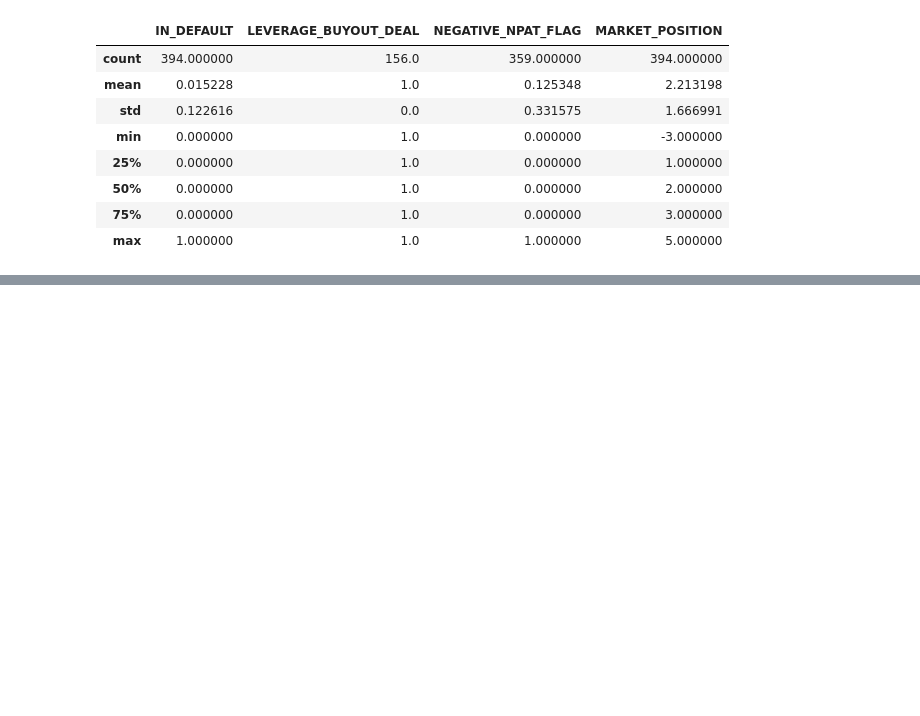
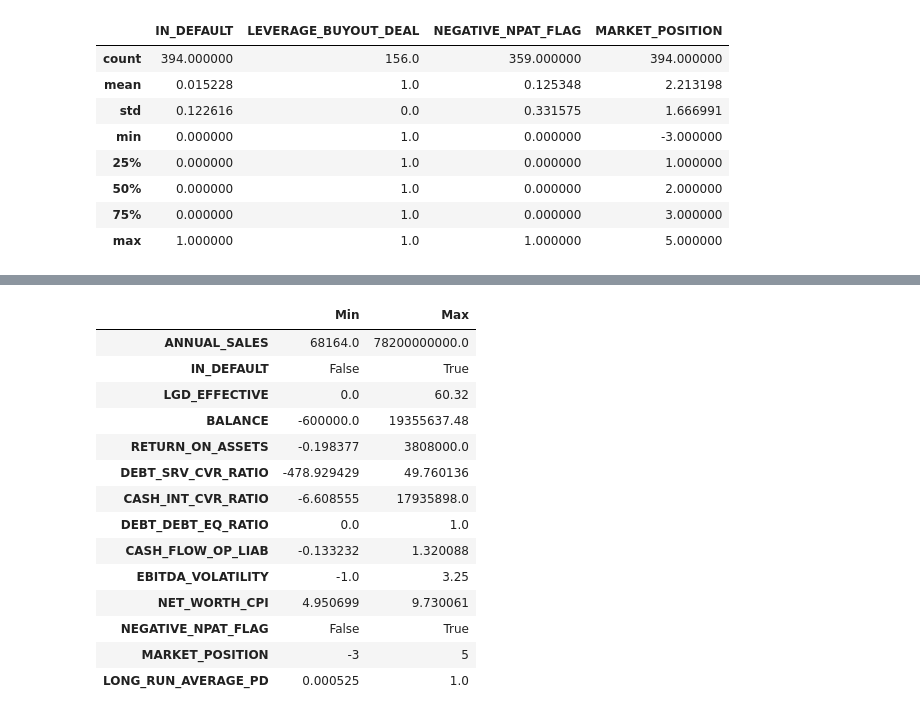
Before and after one commit to fonkurz/feda_labs, a Jupyter notebook: BayessianNetwork/FD_preprocessing.ipynb, the cells around one changed output, grey strips where cells are left out. Saved outputs shown, nothing was run; the diff lists cells and outputs as text; code cells hidden in the pictures; blank space fills up the shorter version.

```diff
--- a/BayessianNetwork/FD_preprocessing.ipynb
+++ b/BayessianNetwork/FD_preprocessing.ipynb
@@ -47,3 +93,25 @@ memory usage: 46.3+ KB
+# %%
+min_values = df.min(numeric_only=True)
+max_values = df.max(numeric_only=True)
+
+min_max_df = pd.DataFrame({'Min': min_values, 'Max': max_values})
+min_max_df
+# %% [output]
+|  | Min | Max |
+| ANNUAL_SALES | 68164.0 | 78200000000.0 |
+| IN_DEFAULT | False | True |
+| LGD_EFFECTIVE | 0.0 | 60.32 |
+| BALANCE | -600000.0 | 19355637.48 |
+| RETURN_ON_ASSETS | -0.198377 | 3808000.0 |
+| DEBT_SRV_CVR_RATIO | -478.929429 | 49.760136 |
+| CASH_INT_CVR_RATIO | -6.608555 | 17935898.0 |
+| DEBT_DEBT_EQ_RATIO | 0.0 | 1.0 |
+| CASH_FLOW_OP_LIAB | -0.133232 | 1.320088 |
+| EBITDA_VOLATILITY | -1.0 | 3.25 |
+| NET_WORTH_CPI | 4.950699 | 9.730061 |
+| NEGATIVE_NPAT_FLAG | False | True |
+| MARKET_POSITION | -3 | 5 |
+| LONG_RUN_AVERAGE_PD | 0.000525 | 1.0 |
 # %%
 df.hist(figsize=(15,10), bins=100)
 # %% [output]
```
Also changed, not shown: parts of 4 cells of this notebook, 3 other files.
